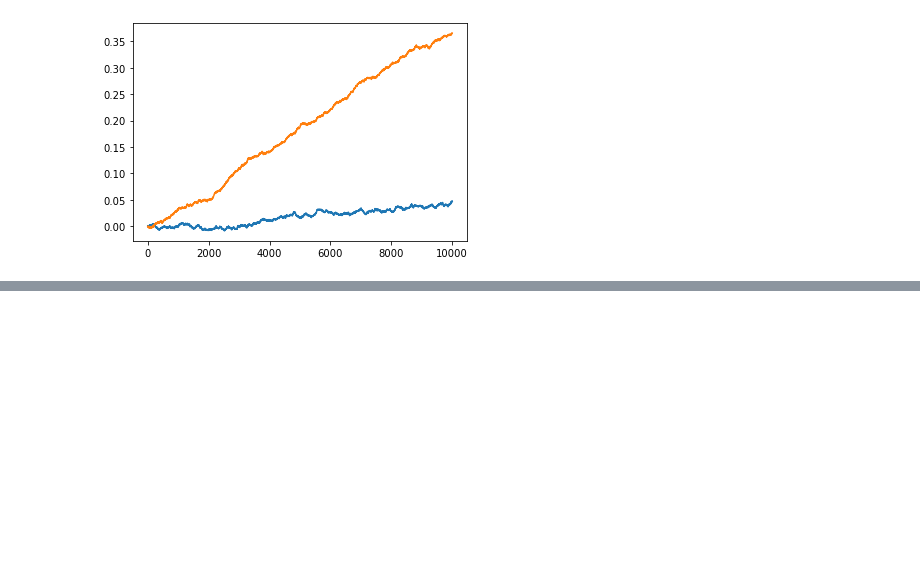
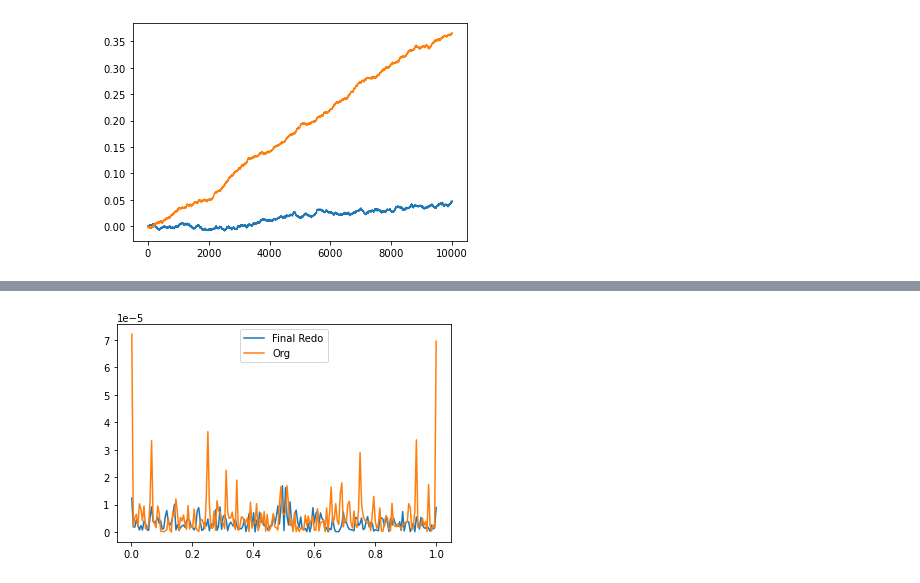
Before and after one commit to Koichi-Miyamoto/QAEErrorVsNShotNGrover, a Jupyter notebook: IQAEBinom_ForVariousPTrue_FinalRoundRedo.ipynb, the cells around one changed output, grey strips where cells are left out. Cells and saved outputs as stored; diff of their text form; code cells hidden in the pictures; blank space fills up the shorter version.

```diff
--- a/IQAEBinom_ForVariousPTrue_FinalRoundRedo.ipynb
+++ b/IQAEBinom_ForVariousPTrue_FinalRoundRedo.ipynb
@@ -155,0 +264,8 @@ plt.show()
+# %%
+ax = plt.gca()
+plt.plot(ps, np.abs(errAvgs), label="Final Redo")
+plt.plot(ps, np.abs(errAvgsOrg), label="Org")
+plt.legend()
+plt.show()
+# %% [output]
+[figure, added]
```
Also changed, not shown: parts of 4 cells of this notebook, 7 other files.
